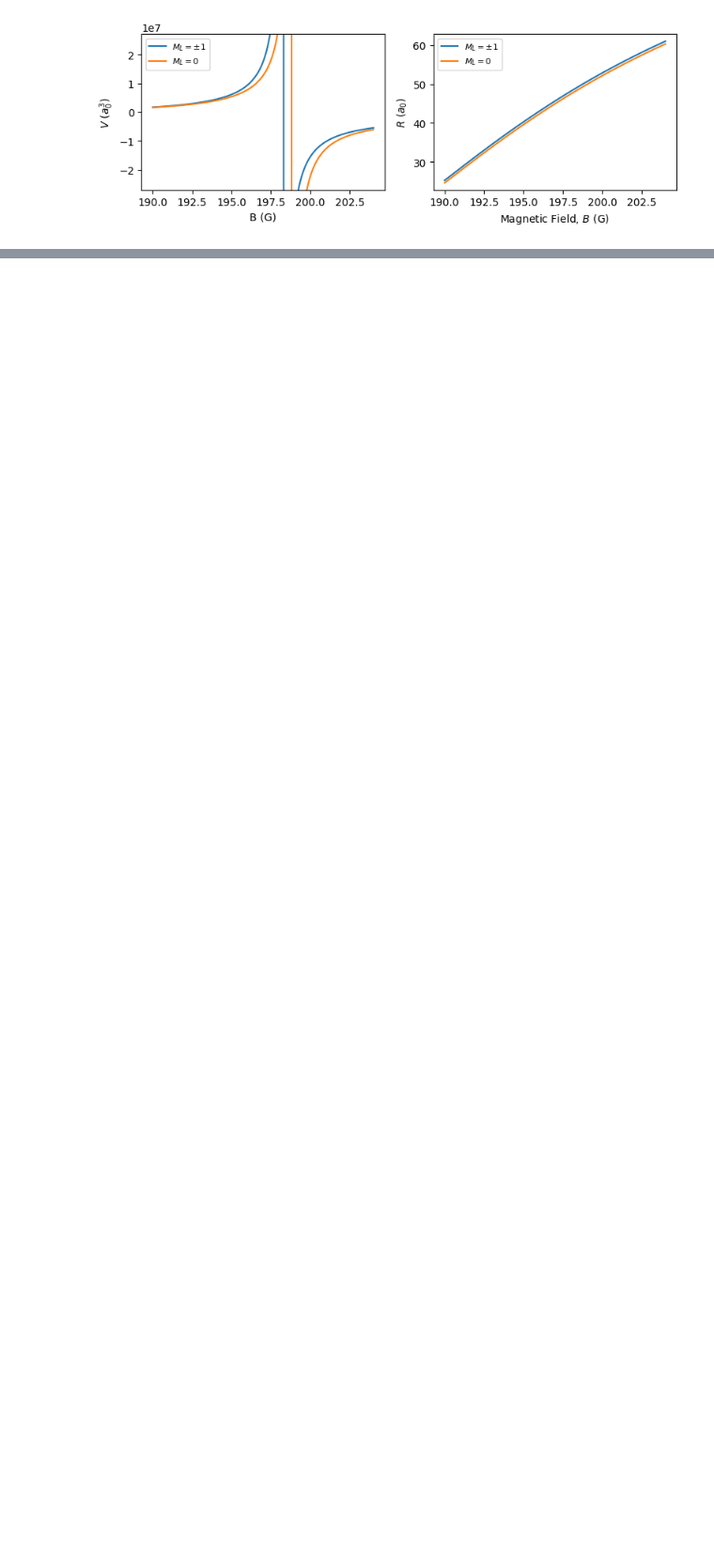
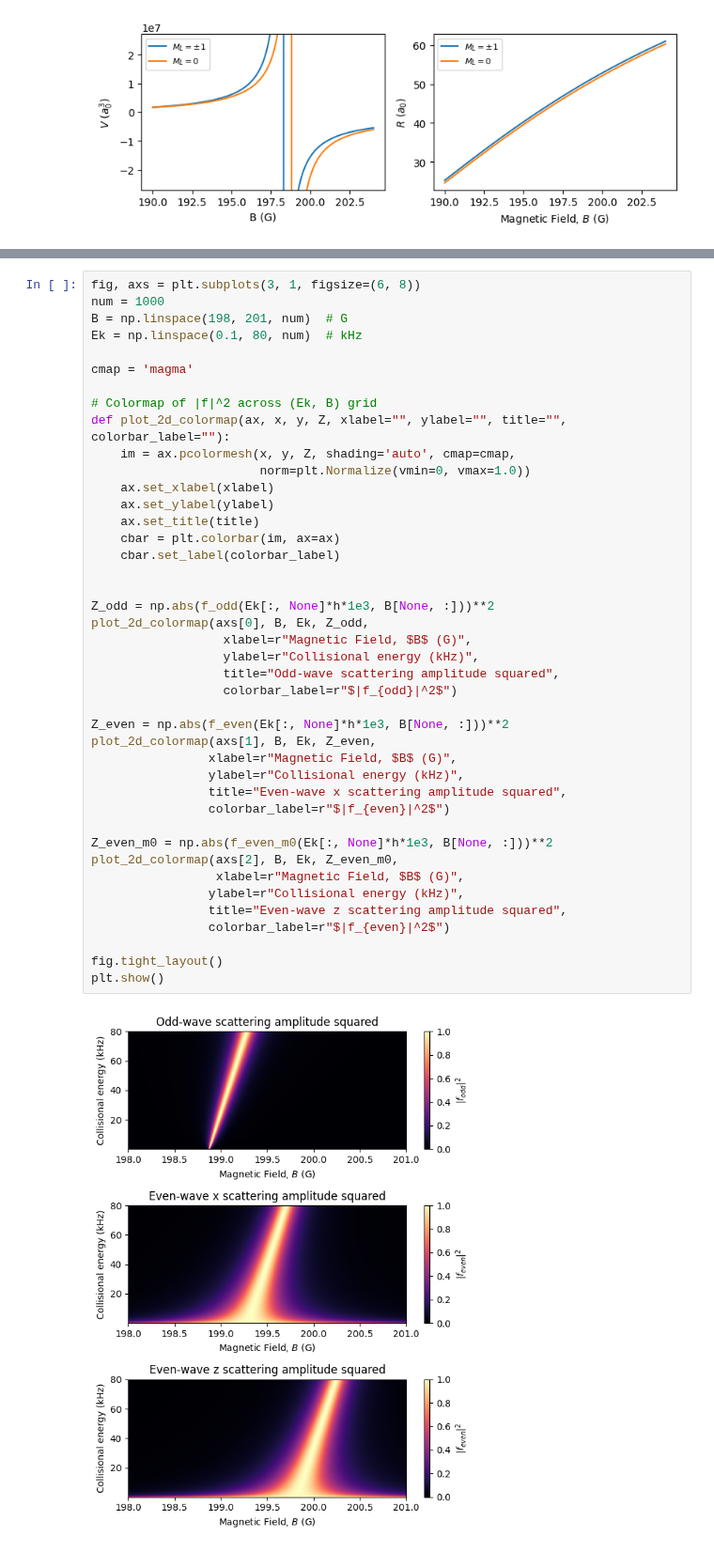
Before and after one commit to colinjdale/ChiPyLab, a Jupyter notebook: amo/examples/plot_q1d_scattering_amplitudes.ipynb, the cells around one changed output, grey strips where cells are left out. Shown at 94% size. Drawn from its saved outputs; the diff is of its cells as text; blank space fills up the shorter version.

```diff
--- a/amo/examples/plot_q1d_scattering_amplitudes.ipynb
+++ b/amo/examples/plot_q1d_scattering_amplitudes.ipynb
@@ -147,0 +164,44 @@ plt.show()
+# %%
+fig, axs = plt.subplots(3, 1, figsize=(6, 8))
+num = 1000
+B = np.linspace(198, 201, num)  # G
+Ek = np.linspace(0.1, 80, num)  # kHz
+
+cmap = 'magma'
+
+# Colormap of |f|^2 across (Ek, B) grid
+def plot_2d_colormap(ax, x, y, Z, xlabel="", ylabel="", title="", colorbar_label=""):
+    im = ax.pcolormesh(x, y, Z, shading='auto', cmap=cmap,
+                       norm=plt.Normalize(vmin=0, vmax=1.0))
+    ax.set_xlabel(xlabel)
+    ax.set_ylabel(ylabel)
+    ax.set_title(title)
+    cbar = plt.colorbar(im, ax=ax)
+    cbar.set_label(colorbar_label)
+
+
+Z_odd = np.abs(f_odd(Ek[:, None]*h*1e3, B[None, :]))**2
+plot_2d_colormap(axs[0], B, Ek, Z_odd,
+                  xlabel=r"Magnetic Field, $B$ (G)",
+                  ylabel=r"Collisional energy (kHz)",
+                  title="Odd-wave scattering amplitude squared",
+                  colorbar_label=r"$|f_{odd}|^2$")
+
+Z_even = np.abs(f_even(Ek[:, None]*h*1e3, B[None, :]))**2
+plot_2d_colormap(axs[1], B, Ek, Z_even,
+                xlabel=r"Magnetic Field, $B$ (G)",
+                ylabel=r"Collisional energy (kHz)",
+                title="Even-wave x scattering amplitude squared",
+                colorbar_label=r"$|f_{even}|^2$")
+
+Z_even_m0 = np.abs(f_even_m0(Ek[:, None]*h*1e3, B[None, :]))**2
+plot_2d_colormap(axs[2], B, Ek, Z_even_m0,
+                 xlabel=r"Magnetic Field, $B$ (G)",
+                ylabel=r"Collisional energy (kHz)",
+                title="Even-wave z scattering amplitude squared",
+                colorbar_label=r"$|f_{even}|^2$")
+
+fig.tight_layout()
+plt.show()
+# %% [output]
+[figure, added]
```
Also changed, not shown: parts of 11 cells of this notebook, 1 other file.
